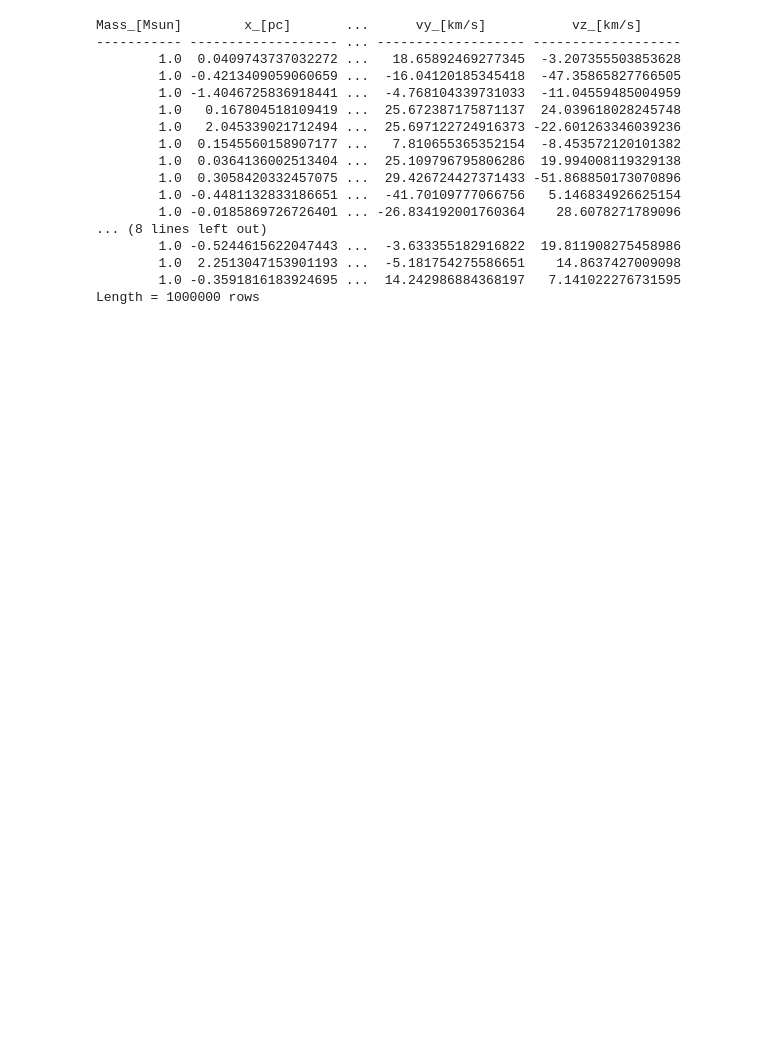
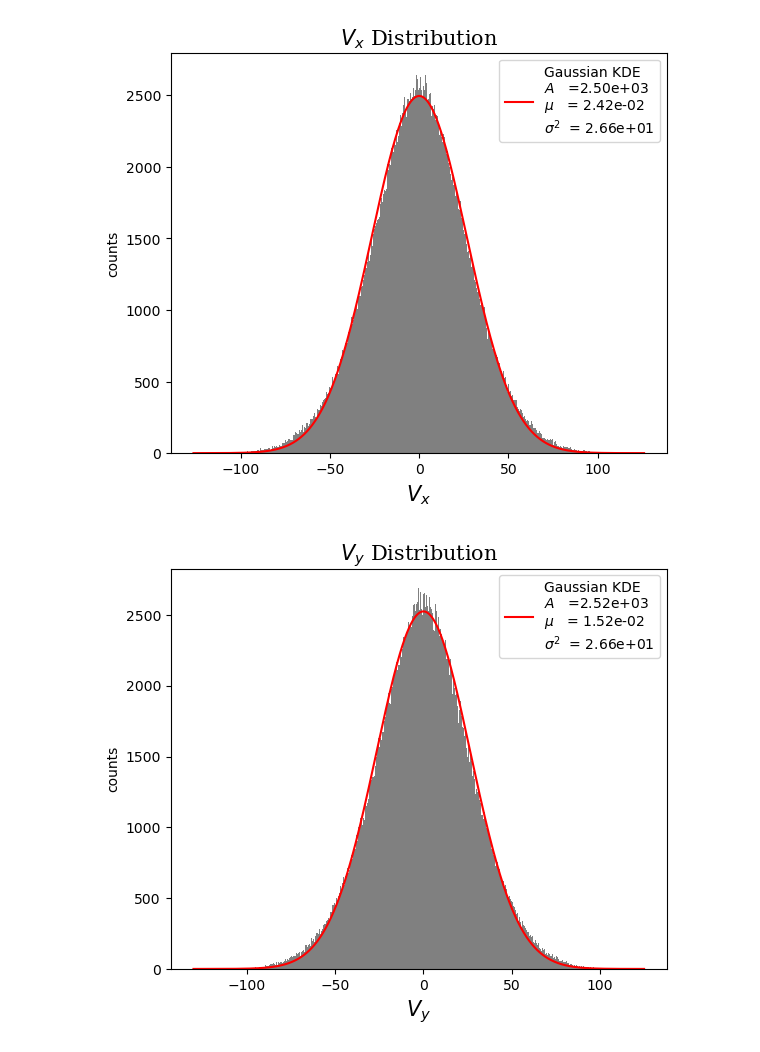
Before and after one commit to pietroferraiuolo/G-GCAS, a Jupyter notebook: debug.ipynb, the cells around one changed output. Drawn from its saved outputs; the diff is of its cells as text; code cells hidden in the pictures; blank space fills up the shorter version.

```diff
--- a/debug.ipynb
+++ b/debug.ipynb
@@ -20,21 +32,10 @@ sim_n6121 = load_simulation(simfile)
 # %%
-sim_n6121.pprint()
 v_tot = np.sqrt(sim_n6121['vx_[km/s]']**2 + sim_n6121['vy_[km/s]']**2 + sim_n6121['vz_[km/s]']**2)
+v_iso = np.sqrt(1.5*(sim_n6121['vx_[km/s]']**2 + sim_n6121['vy_[km/s]']**2))
-# %% [output]
-Mass_[Msun]        x_[pc]       ...      vy_[km/s]           vz_[km/s]
------------ ------------------- ... ------------------- -------------------
-        1.0  0.0409743737032272 ...   18.65892469277345  -3.207355503853628
-        1.0 -0.4213409059060659 ...  -16.04120185345418  -47.35865827766505
-        1.0 -1.4046725836918441 ...  -4.768104339731033  -11.04559485004959
-        1.0   0.167804518109419 ...  25.672387175871137  24.039618028245748
-        1.0   2.045339021712494 ...  25.697122724916373 -22.601263346039236
-        1.0  0.1545560158907177 ...   7.810655365352154  -8.453572120101382
-        1.0  0.0364136002513404 ...  25.109796795806286  19.994008119329138
-        1.0  0.3058420332457075 ...  29.426724427371433 -51.868850173070896
-        1.0 -0.4481132833186651 ...  -41.70109777066756   5.146834926625154
-        1.0 -0.0185869726726401 ... -26.834192001760364    28.6078271789096
-... (8 lines left out)
-        1.0 -0.5244615622047443 ...  -3.633355182916822  19.811908275458986
-        1.0  2.2513047153901193 ...  -5.181754275586651    14.8637427009098
-        1.0 -0.3591816183924695 ...  14.242986884368197   7.141022276731595
-Length = 1000000 rows
+# %%
+vx_params = ggcas.plots.histogram(sim_n6121['vx_[km/s]'], kde='True', xlabel=r'$V_x$')['kde']
+vy_params = ggcas.plots.histogram(sim_n6121['vy_[km/s]'], kde='True', xlabel=r'$V_y$')['kde']
+vz_params = ggcas.plots.histogram(sim_n6121['vz_[km/s]'], kde='True', xlabel=r'$V_z$')['kde']
+# %% [output]
+[figure, added]
+[figure, added]
```
Also changed, not shown: parts of 6 cells of this notebook, 7 other files.
